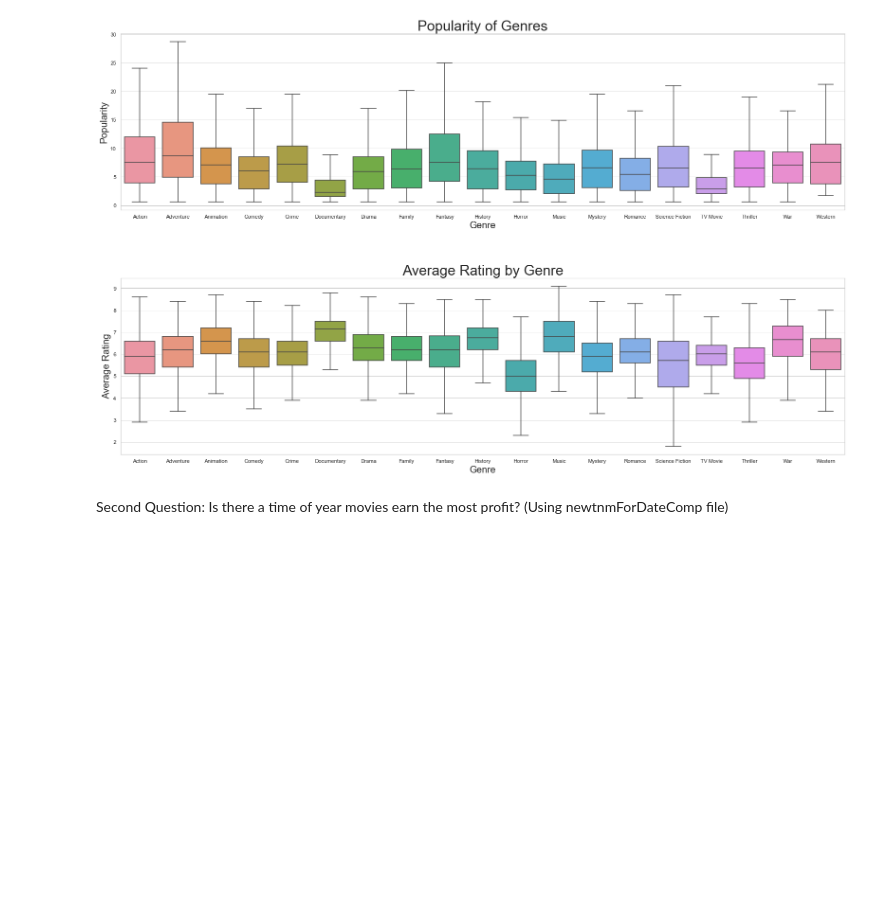
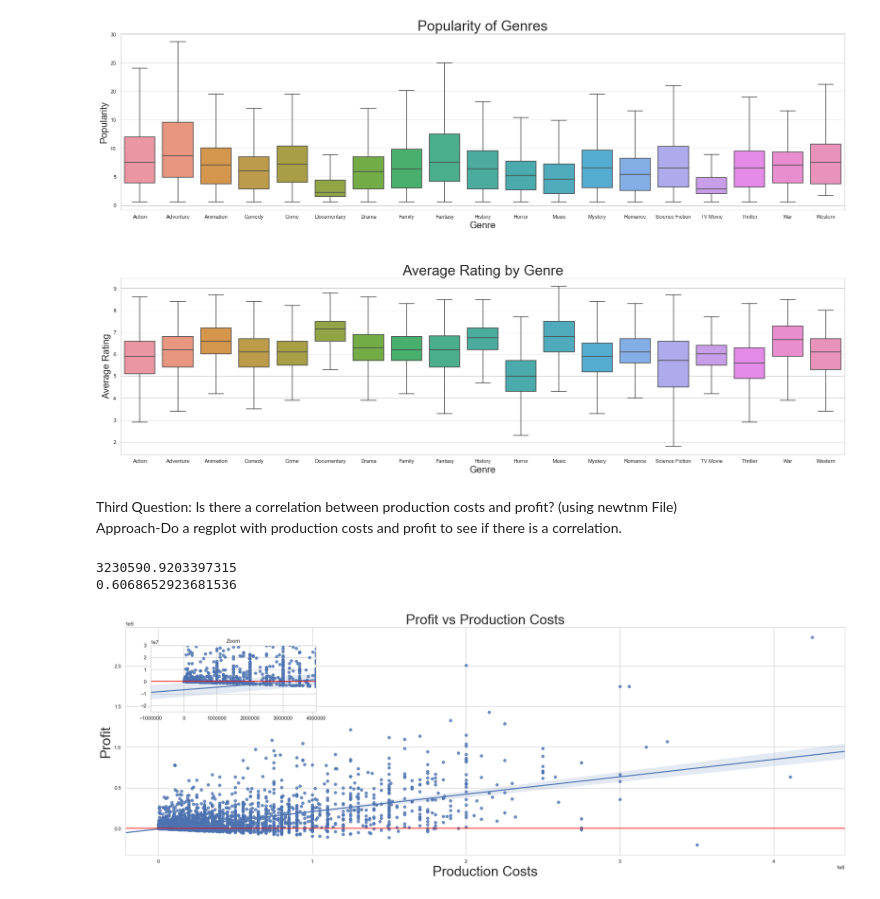
Before and after one commit to stevenkyle2013/Movie-Project, a Jupyter notebook: Data Cleaning.ipynb, the cells around one changed output. Cells and saved outputs as stored; diff of their text form; code cells hidden in the pictures; blank space fills up the shorter version.

```diff
--- a/Data Cleaning.ipynb
+++ b/Data Cleaning.ipynb
@@ -243,5 +236,45 @@ ax3.set_xlabel('Genre',fontsize = 20)
 # %% [output]
 Text(0.5, 120.50000000000011, 'Genre')
 [figure]
-# %% [markdown]
-Second Question: Is there a time of year movies earn the most profit? (Using newtnmForDateComp file)
+# %% [markdown]
+Third Question: Is there a correlation between production costs and profit? (using newtnm File)
+<br>Approach-Do a regplot with production costs and profit to see if there is a correlation.
+# %%
+fig4, ax6 = plt.subplots(figsize=(25,10))
+fig4.tight_layout(pad = 10.0)
+
+p=sns.regplot(x='production_budget',y='Profit',data=newtnm,ax=ax6)
+
+ax6.set_title('Profit vs Production Costs', fontsize = 30)
+ax6.set_xlabel('Production Costs',fontsize=30)
+ax6.set_ylabel('Profit',fontsize=30)
+ax6.axhline(0,color='red')
+
+ax7 = plt.axes([0.1, 0.6, 0.2, 0.2])
+sns.regplot(x='production_budget',y='Profit',data=newtnm,ax=ax7)
+ax7.set_title('Zoom')
+ax7.set_xlim([-1000000,4000000])
+ax7.set_ylim([-25000000,30000000])
+ax7.set_xlabel('')
+ax7.set_ylabel('')
+ax7.axhline(0,color='red')
+
+xline=p.get_lines()[0].get_xdata()
+yline=p.get_lines()[0].get_ydata()
+xline=list(xline)
+yline=list(yline)
+
+m=(yline[1]-yline[0])/(xline[1]-xline[0])
+b= yline[0]-m*xline[0]
+basebudget = (-1*b)/m
+print(basebudget)
+
+Y=newtnm['Profit']
+X=newtnm['production_budget']
+r=np.corrcoef(X,Y)
+correlation=r[0,1]
+print(correlation)
+# %% [output]
+3230590.9203397315
+0.6068652923681536
+[figure, added]
```
Also changed, not shown: parts of 17 cells of this notebook, 6 other files.
